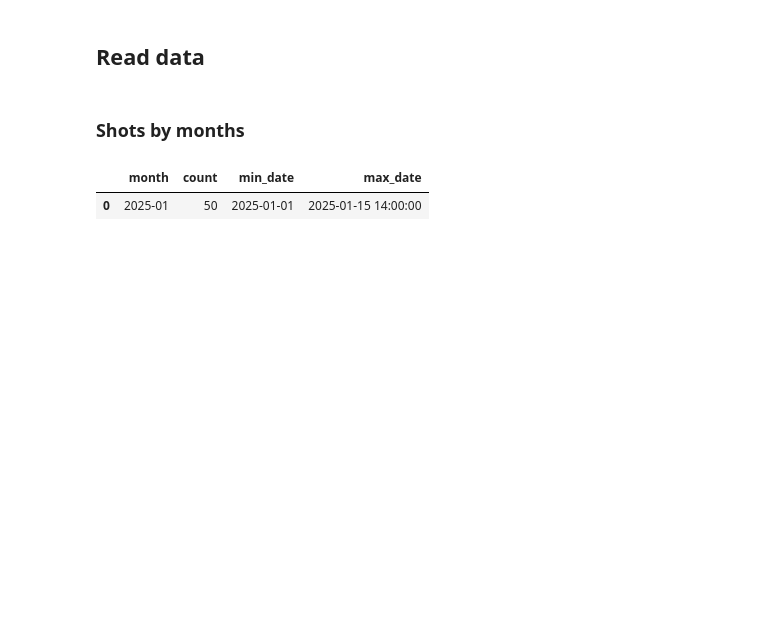
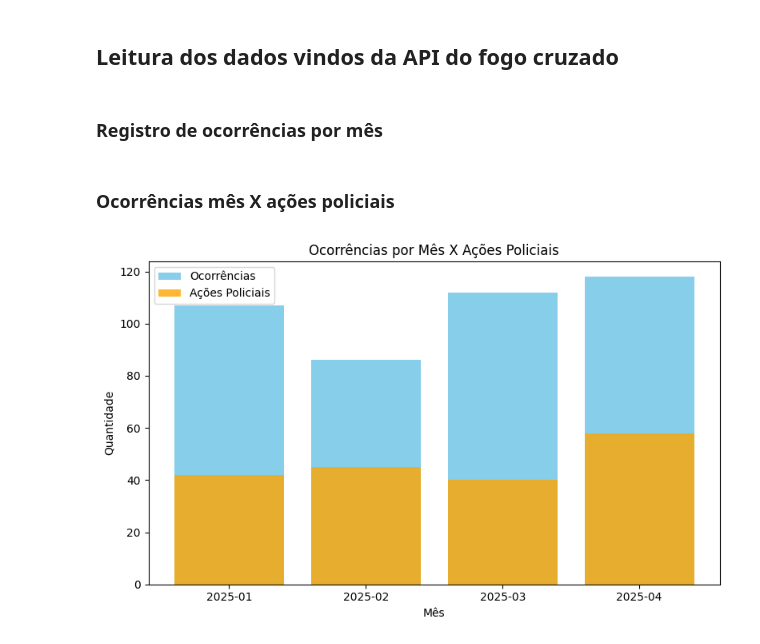
Before and after one commit to soupetersen/fogo_cruzado_analise, a Jupyter notebook: notebooks/analise.ipynb, the cells around one changed output. Saved outputs shown, nothing was run; the diff lists cells and outputs as text; code cells hidden in the pictures; blank space fills up the shorter version.

Commit message:
add initial data analysis

```diff
--- a/notebooks/analise.ipynb
+++ b/notebooks/analise.ipynb
@@ -1,26 +1,45 @@
 # %% [markdown]
-## Read data
+## Leitura dos dados vindos da API do fogo cruzado
 # %%
 import json
 import pandas as pd
+import matplotlib.pyplot as plt
 
-with open('../data/occurrences_8f3a026f-2fc4-419c-9918-f0684a2abbec.json', 'r', encoding='utf-8') as f:
+with open('../data/occurrences_2025-01-01_2025-05-31_city_8f3a026f-2fc4-419c-9918-f0684a2abbec_page_1.json', 'r', encoding='utf-8') as f:
     data = json.load(f)
 
 df = pd.DataFrame(data['data'])
 # %% [markdown]
-### Shots by months
+### Registro de ocorrências por mês
 # %%
 df['date'] = pd.to_datetime(df['date'], format='%Y-%m-%dT%H:%M:%S.%fZ')
 df['month'] = df['date'].dt.to_period('M')
-df['year'] = df['date'].dt.year
-df['time'] = df['date'].dt.time
 
-df.groupby(['month']).agg(
+df_month_data = df.groupby(['month']).agg(
     count=('id', 'count'),
     min_date=('date', 'min'),
     max_date=('date', 'max'),
 ).reset_index()
+
+df_month_data = df_month_data[df_month_data['month'] != pd.Period('2025-05', freq='M')]
-# %% [output]
-|  | month | count | min_date | max_date |
-| 0 | 2025-01 | 50 | 2025-01-01 | 2025-01-15 14:00:00 |
+# %% [markdown]
+### Ocorrências mês X ações policiais
+# %%
+ocorrencias_mes = df.groupby('month').agg(
+  count=('id', 'count'),
+  police_action=('policeAction', 'sum')
+).reset_index()
+
+ocorrencias_mes = ocorrencias_mes[ocorrencias_mes['month'] != pd.Period('2025-05', freq='M')]
+
+plt.figure(figsize=(8, 5))
+plt.bar(ocorrencias_mes['month'].astype(str), ocorrencias_mes['count'], label='Ocorrências', color='skyblue')
+plt.bar(ocorrencias_mes['month'].astype(str), ocorrencias_mes['police_action'], label='Ações Policiais', color='orange', alpha=0.8)
+plt.xlabel('Mês')
+plt.ylabel('Quantidade')
+plt.title('Ocorrências por Mês X Ações Policiais')
+plt.legend()
+plt.tight_layout()
+plt.show()
+# %% [output]
+[figure, added]
```
Also changed, not shown: parts of 4 cells of this notebook.
